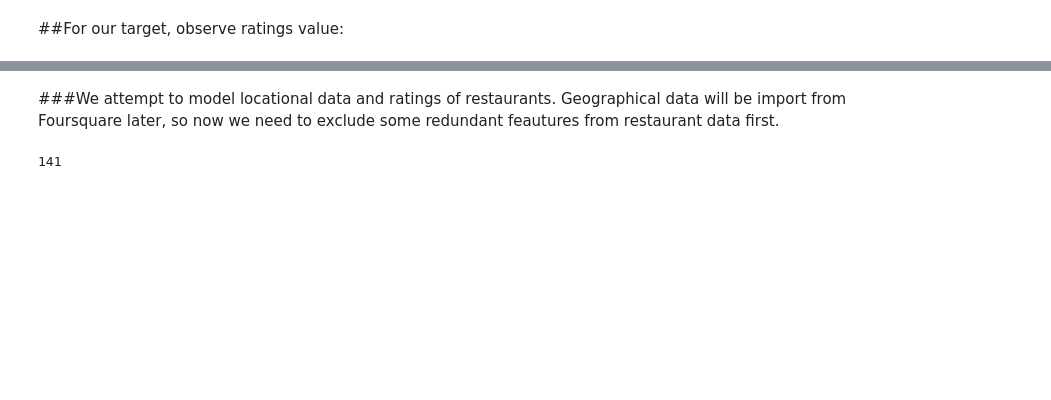
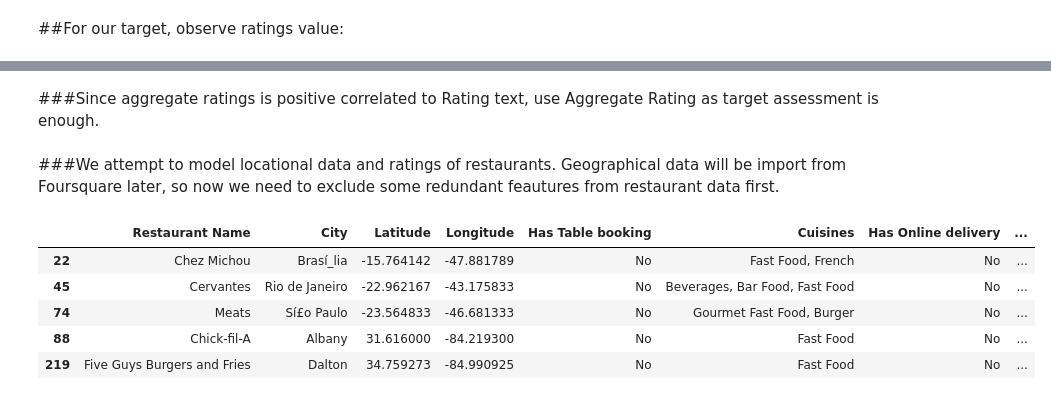
Before and after one commit to laurence-lin/Coursera_Capstone, a Jupyter notebook: Final_Project_EDA.ipynb, the cells around one changed output, grey strips where cells are left out. Saved outputs shown, nothing was run; the diff lists cells and outputs as text; code cells hidden in the pictures; blank space fills up the shorter version.

```diff
--- a/Final_Project_EDA.ipynb
+++ b/Final_Project_EDA.ipynb
@@ -90,0 +96,3 @@ None
+# %%
+data = data.loc[data['Cuisines'].str.contains('Fast Food').astype(bool)]
+data['Cuisines'].head(10)
@@ -90,0 +133,4 @@ None
+# %%
+data.dropna(axis = 0, inplace = True)
+print('Current data shape: ', data.shape)
+data['Cuisines'].head(10)
@@ -135,6 +189,15 @@ data.head()
+# %% [markdown]
+###Since aggregate ratings is positive correlated to Rating text, use Aggregate Rating as target assessment is enough.
 # %% [markdown]
 ###We attempt to model locational data and ratings of restaurants. Geographical data will be import from Foursquare later, so now we need to exclude some redundant feautures from restaurant data first.
 # %%
-columns = ['Restaurant Name', 'City', 'Latitude', 'Longitude', 'Has Table booking', 'Has Online delivery']
+columns = ['Restaurant Name', 'City', 'Latitude', 'Longitude', 'Has Table booking', 'Cuisines', 'Has Online delivery', 'Aggregate rating', 'Votes']
+data = data[columns]
+data.head()
 # %% [output]
-141
+|  | Restaurant Name | City | Latitude | Longitude | Has Table booking | Cuisines | Has Online delivery | ... |
+| 22 | Chez Michou | Brasí_lia | -15.764142 | -47.881789 | No | Fast Food, French | No | ... |
+| 45 | Cervantes | Rio de Janeiro | -22.962167 | -43.175833 | No | Beverages, Bar Food, Fast Food | No | ... |
+| 74 | Meats | Sí£o Paulo | -23.564833 | -46.681333 | No | Gourmet Fast Food, Burger | No | ... |
+| 88 | Chick-fil-A | Albany | 31.616000 | -84.219300 | No | Fast Food | No | ... |
+| 219 | Five Guys Burgers and Fries | Dalton | 34.759273 | -84.990925 | No | Fast Food | No | ... |
```
Also changed, not shown: parts of 12 cells of this notebook.
